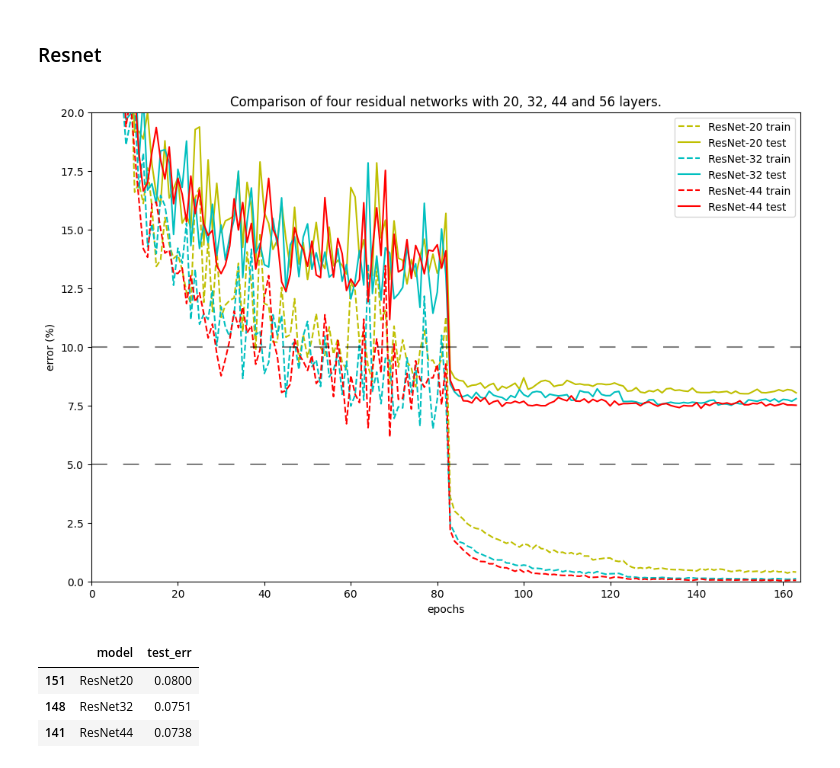
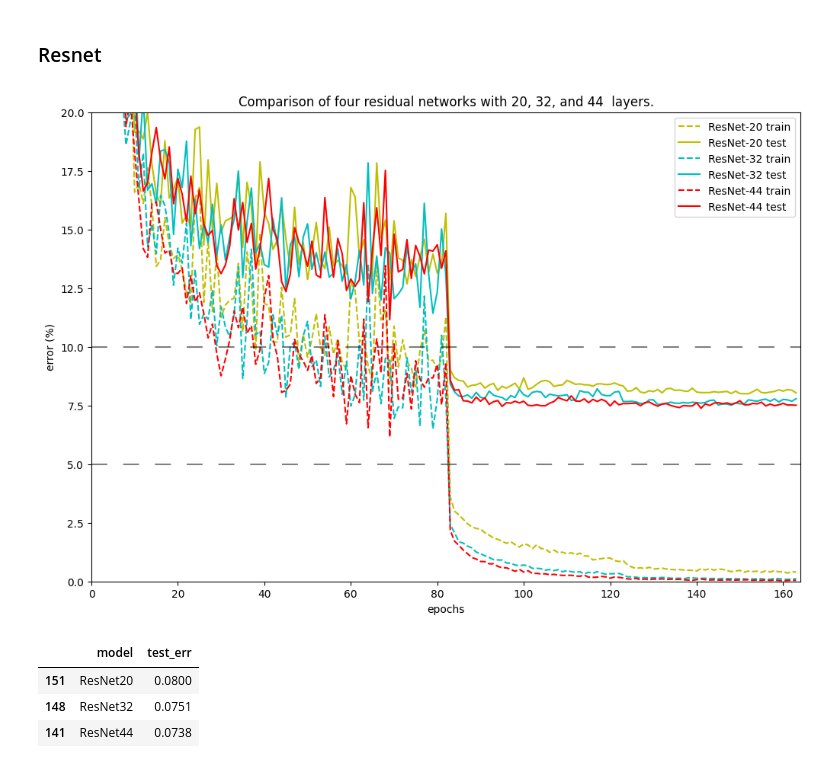
Before and after one commit to mcarnival/resnet, a Jupyter notebook: main_v1.ipynb, the cells around one changed output. Saved outputs shown, nothing was run; the diff lists cells and outputs as text; code cells hidden in the pictures.

```diff
--- a/main_v1.ipynb
+++ b/main_v1.ipynb
@@ -243,7 +237,7 @@ Run training loop for **'plain' convolutional networks** without shortcuts. Here
 
 # n determines network size as described in paper
 # where total number of layers is (6*n)+2
-ns = [3, 5, 7, 9]
+ns = [3, 5, 7]
 
 # Train plainnets
 for n in ns:
@@ -422,26 +416,26 @@ display(bests_df[['model', 'test_err']])
 # %%
 ns  = [3, 5, 7]
 clr = ['y', 'c', 'r']
 
 resnet_dfs = [pd.read_csv(f'results/resnet{6*n+2}.csv') for n in ns]
 fig = plt.figure(figsize=(12, 8))
 plt.axis([0, 164, 0, 20])
 
 
 for i in range(len(ns)):
     plt.plot(resnet_dfs[i]['epoch'], resnet_dfs[i]['train_err']*100, f'{clr[i]}--',
              label=f'ResNet-{6*ns[i]+2} train')
     plt.plot(resnet_dfs[i]['epoch'], resnet_dfs[i]['test_err']*100, f'{clr[i]}',
              label=f'ResNet-{6*ns[i]+2} test')
 
-plt.title('Comparison of four residual networks with 20, 32, 44 and 56 layers.')
+plt.title('Comparison of four residual networks with 20, 32, and 44  layers.')
 plt.legend(loc='upper right')
 plt.xlabel('epochs')
 plt.ylabel('error (%)')
 plt.axhline(10, color='black', alpha=0.5, dashes=(10., 10.))
 plt.axhline(5, color='black', alpha=0.5, dashes=(10., 10.));
 # %% [output]
-[figure, old version]
+[figure, new version]
 # %%
 bests = [df[df['test_err'] == df['test_err'].min()].iloc[0] for df in resnet_dfs]
 bests_df= pd.concat(bests, axis=1).T
```
Also changed, not shown: parts of 12 cells of this notebook.
